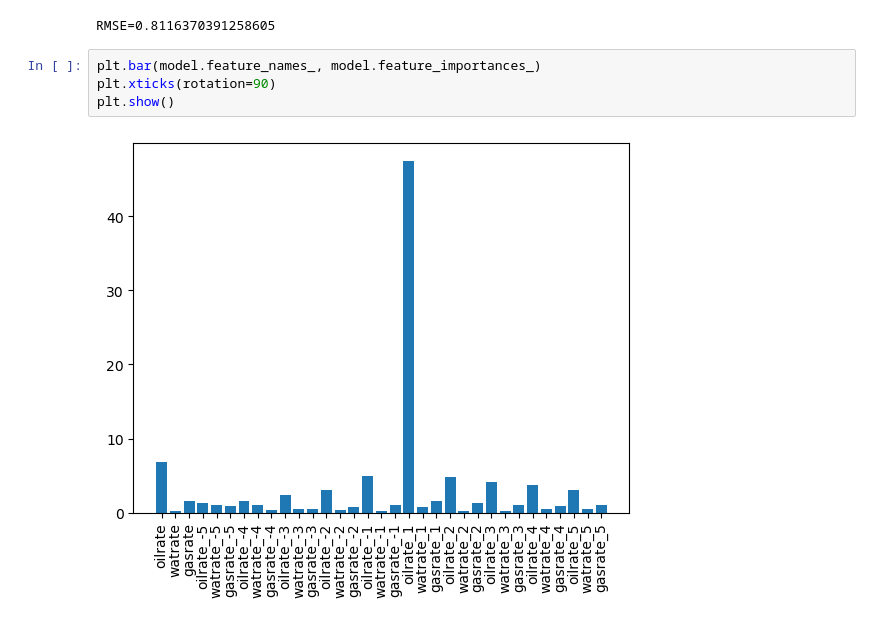
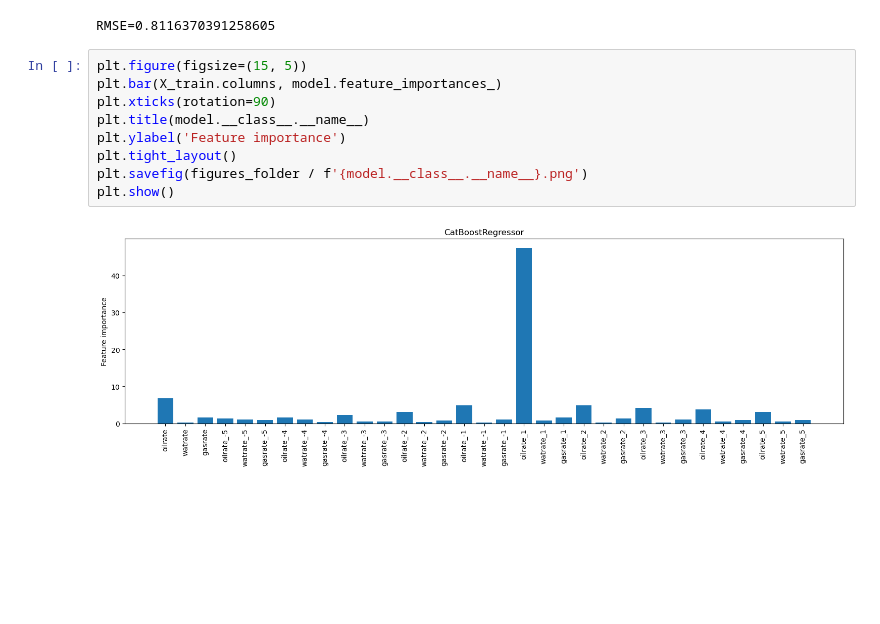
Before and after one commit to Maksim787/graph-oil, a Jupyter notebook: ML/baseline_models_mean_diff_prediction.ipynb, the cells around one changed output. Drawn from its saved outputs; the diff is of its cells as text; blank space fills up the shorter version.

```diff
--- a/ML/baseline_models_mean_diff_prediction.ipynb
+++ b/ML/baseline_models_mean_diff_prediction.ipynb
@@ -147,9 +164,14 @@ score = rmse(y_test, model.predict(X_test))
 print(f'RMSE={score}')
 # %% [output]
 RMSE=0.8116370391258605
-# %%
-plt.bar(model.feature_names_, model.feature_importances_)
-plt.xticks(rotation=90)
-plt.show()
-# %% [output]
-[figure, removed]
+# %%
+plt.figure(figsize=(15, 5))
+plt.bar(X_train.columns, model.feature_importances_)
+plt.xticks(rotation=90)
+plt.title(model.__class__.__name__)
+plt.ylabel('Feature importance')
+plt.tight_layout()
+plt.savefig(figures_folder / f'{model.__class__.__name__}.png')
+plt.show()
+# %% [output]
+[figure, added]
```
Also changed, not shown: parts of 3 cells of this notebook, 3 other files.
